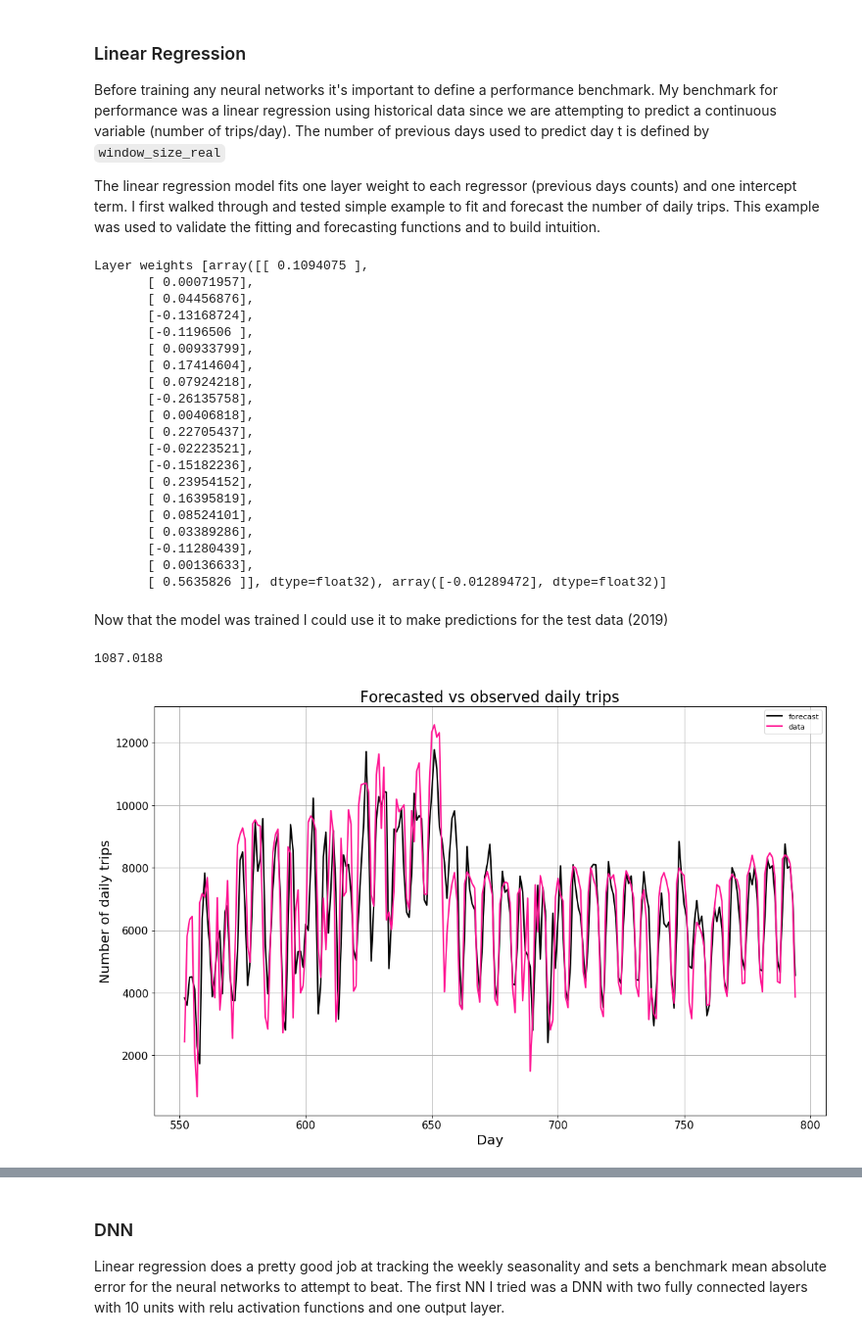
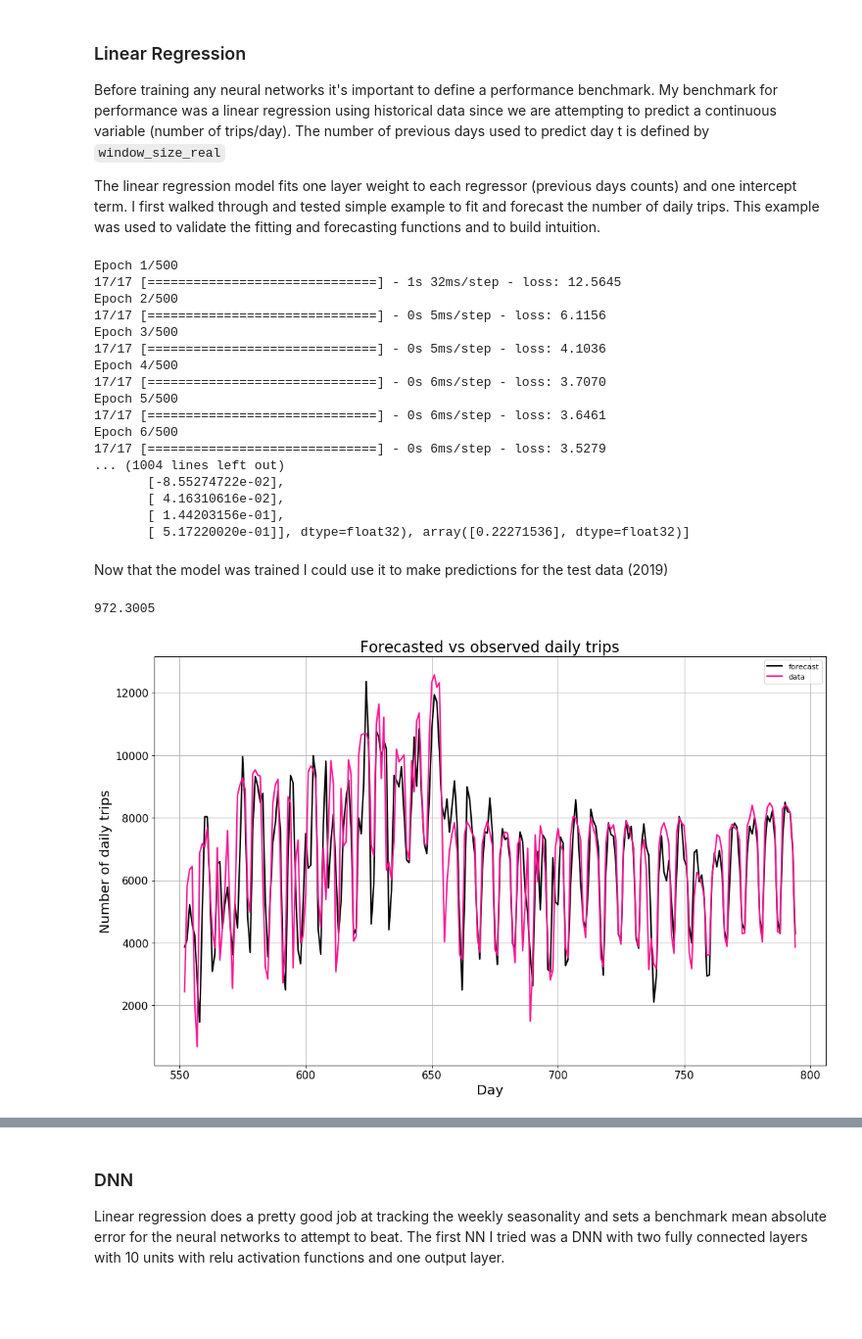
Before and after one commit to diogorpeixoto/lyftbaywheels, a Jupyter notebook: Lyft_Bay_Wheels.ipynb, the cells around one changed output, grey strips where cells are left out. Shown at 98% size. Cells and saved outputs as stored; diff of their text form; code cells hidden in the pictures; blank space fills up the shorter version.

```diff
--- a/Lyft_Bay_Wheels.ipynb
+++ b/Lyft_Bay_Wheels.ipynb
@@ -668,15 +668,13 @@ full_series = np.concatenate((daily_counts_2017_array,daily_counts_2018_array,da
 time_real = np.arange(len(full_series), dtype="float32")
 split_time_real = len(daily_counts_2017_array) + len(daily_counts_2018_array)
 
-full_series_mean = np.mean(full_series)
-full_series_std = np.std(full_series)
-full_series_z = spstats.zscore(full_series)
-
 x_train_real = full_series[:split_time_real]
 x_valid_real = full_series[split_time_real:]
+rescale_factor = 1000
 
-x_train_real_z = full_series_z[:split_time_real]
-x_valid_real_z = full_series_z[split_time_real:]
+full_series_rescaled  = full_series / rescale_factor
+x_train_real_rescaled = x_train_real / rescale_factor
+x_valid_real_rescaled = x_valid_real / rescale_factor
 
 time_train_real = time_real[:split_time_real]
 time_valid_real = time_real[split_time_real:]
@@ -685,5 +683,5 @@ time_valid_real = time_real[split_time_real:]
 window_size_real = 20
 batch_size_real = 32
 shuffle_buffer_size_real = 1000
-
-dataset_real = windowed_dataset(x_train_real_z, window_size_real, batch_size_real, shuffle_buffer_size_real)
+epochs_rescaled = 500
+dataset_rescaled = windowed_dataset(x_train_real_rescaled, window_size_real, batch_size_real, shuffle_buffer_size_real)
@@ -709,50 +709,48 @@ The linear regression model fits one layer weight to each regressor (previous da
 # %%
 #How well can you predict #trips a day based on historical data?
 l0 = tf.keras.layers.Dense(1, input_shape=[window_size_real])
-model = tf.keras.models.Sequential([l0])
+model_LR_0 = tf.keras.models.Sequential([l0])
 
-model.compile(loss="mse", optimizer=tf.keras.optimizers.Adam())
-model.fit(dataset_real,epochs=100,verbose=0)
+model_LR_0.compile(loss="mse", optimizer=tf.keras.optimizers.Adam())
+history_l0 = model_LR_0.fit(dataset_rescaled,epochs=500,verbose=1)
 
 print("Layer weights {}".format(l0.get_weights()))
 # %% [output]
-Layer weights [array([[ 0.1094075 ],
-       [ 0.00071957],
-       [ 0.04456876],
-       [-0.13168724],
-       [-0.1196506 ],
-       [ 0.00933799],
-       [ 0.17414604],
-       [ 0.07924218],
-       [-0.26135758],
-       [ 0.00406818],
-       [ 0.22705437],
-       [-0.02223521],
-       [-0.15182236],
-       [ 0.23954152],
-       [ 0.16395819],
-       [ 0.08524101],
-       [ 0.03389286],
-       [-0.11280439],
-       [ 0.00136633],
-       [ 0.5635826 ]], dtype=float32), array([-0.01289472], dtype=float32)]
+Epoch 1/500
+17/17 [==============================] - 1s 32ms/step - loss: 12.5645
+Epoch 2/500
+17/17 [==============================] - 0s 5ms/step - loss: 6.1156
+Epoch 3/500
+17/17 [==============================] - 0s 5ms/step - loss: 4.1036
+Epoch 4/500
+17/17 [==============================] - 0s 6ms/step - loss: 3.7070
+Epoch 5/500
+17/17 [==============================] - 0s 6ms/step - loss: 3.6461
+Epoch 6/500
+17/17 [==============================] - 0s 6ms/step - loss: 3.5279
+... (1004 lines left out)
+       [-8.55274722e-02],
+       [ 4.16310616e-02],
+       [ 1.44203156e-01],
+       [ 5.17220020e-01]], dtype=float32), array([0.22271536], dtype=float32)]
 # %% [markdown]
 Now that the model was trained I could use it to make predictions for the test data (2019)
 # %%
 forecast = []
 
 for time in range(len(full_series) - window_size_real):
-    forecast.append(model.predict(full_series_z[time:time + window_size_real][np.newaxis]))
+    forecast.append(model_LR_0.predict(full_series_rescaled[time:time + window_size_real][np.newaxis]))
 
 forecast_real = forecast[split_time_real-window_size_real:]
 results_real = np.array(forecast_real)[:, 0, 0]
 
-results_real_rescaled = results_real*full_series_std
-results_real_rescaled = results_real_rescaled + full_series_mean
+results_real_rescaled = results_real*rescale_factor
+#results_real_rescaled = results_real*full_series_std
+#results_real_rescaled = results_real_rescaled + full_series_mean
 
 plot_time_series(time_valid_real, results_real_rescaled, x_valid_real)
 
 tf.keras.metrics.mean_absolute_error(x_valid_real, results_real_rescaled).numpy()
 # %% [output]
-1087.0188
+972.3005
-[figure, old version]
+[figure, new version]
```
Also changed, not shown: parts of 30 cells of this notebook.
